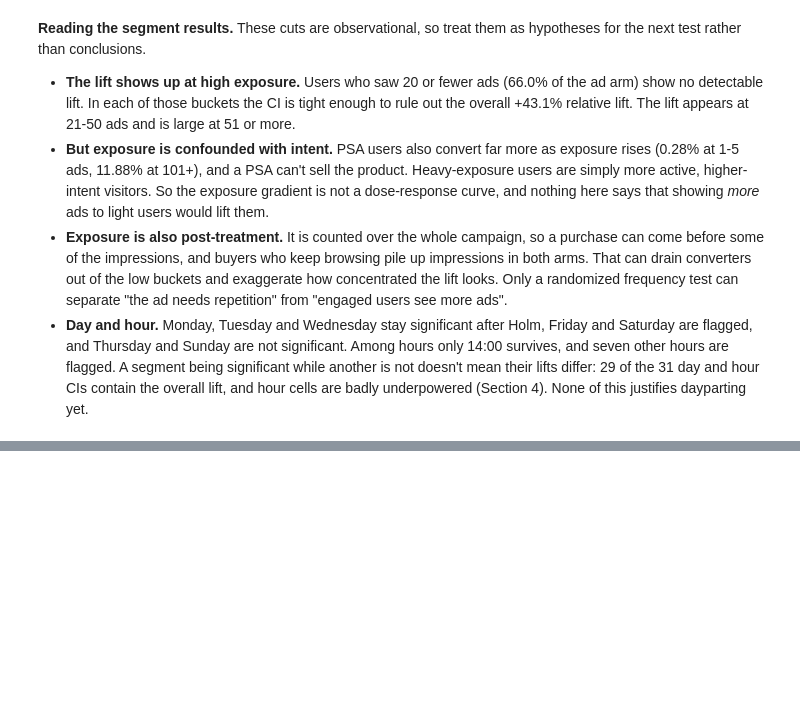
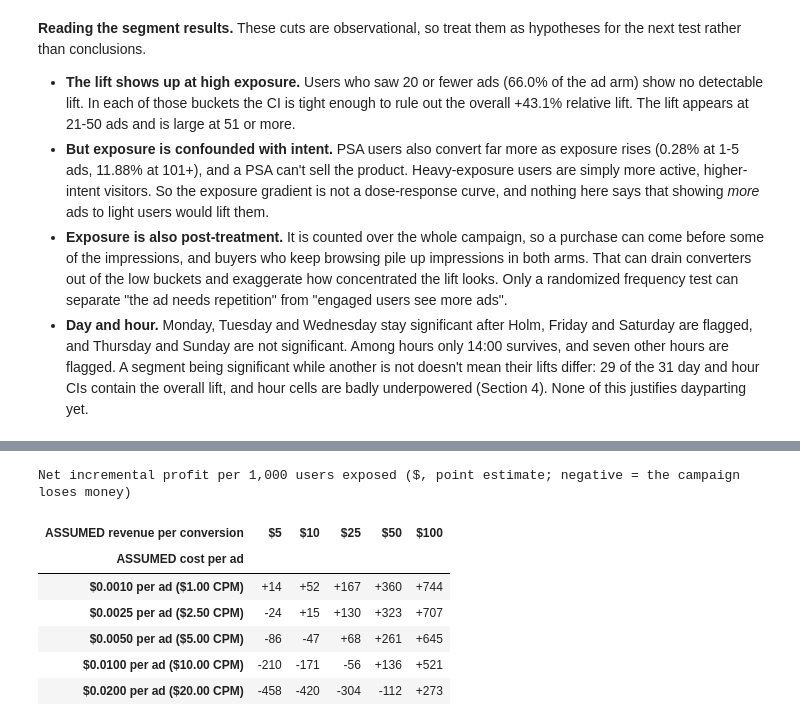
Before and after one commit to NidheeshK7/ab-test-ad-effectiveness, a Jupyter notebook: analysis.ipynb, the cells around one changed output, grey strips where cells are left out. Cells and saved outputs as stored; diff of their text form; code cells hidden in the pictures; blank space fills up the shorter version.

```diff
--- a/analysis.ipynb
+++ b/analysis.ipynb
@@ -694,0 +738,22 @@ Day/hour segments whose 95% CI contains the overall lift: 29 of 31
+# %%
+def spend_per_1k_users(cost_per_ad):
+    return ads_per_user * 1000 * cost_per_ad
+
+
+breakeven = pd.DataFrame({
+    "ASSUMED cost per ad": ASSUMED_COST_PER_AD,
+    "same as CPM": [c * 1000 for c in ASSUMED_COST_PER_AD],
+    "ad spend per 1,000 users": [spend_per_1k_users(c) for c in ASSUMED_COST_PER_AD],
+    "break-even revenue per conversion": [spend_per_1k_users(c) / incr_per_1k for c in ASSUMED_COST_PER_AD],
+    "conservative (lift at CI low)": [spend_per_1k_users(c) / incr_per_1k_ci[0] for c in ASSUMED_COST_PER_AD],
+    "optimistic (lift at CI high)": [spend_per_1k_users(c) / incr_per_1k_ci[1] for c in ASSUMED_COST_PER_AD],
+})
+be_per_cpm = ads_per_user / 1000 / abs_lift  # break-even revenue per conversion for each $1 of CPM
+be_per_cpm_conservative = ads_per_user / 1000 / abs_ci[0]
+print(f"Rule of thumb: break-even revenue per conversion = ${be_per_cpm:.2f} per $1 of CPM "
+      f"(conservative ${be_per_cpm_conservative:.2f}, optimistic ${ads_per_user / 1000 / abs_ci[1]:.2f})")
+table(breakeven.style
+      .format({"ASSUMED cost per ad": "${:.4f}", "same as CPM": "${:.2f}"})
+      .format("${:,.2f}", subset=breakeven.columns[2:])
+      .hide(axis="index")
+      .set_caption("Break-even revenue per conversion under ASSUMED ad costs"), "breakeven")
@@ -694,0 +769,17 @@ Day/hour segments whose 95% CI contains the overall lift: 29 of 31
+# %%
+net_profit = pd.DataFrame(
+    [[incr_per_1k * rev - spend_per_1k_users(cost) for rev in ASSUMED_REVENUE_PER_CONVERSION] for cost in ASSUMED_COST_PER_AD],
+    index=pd.Index([f"${c:.4f} per ad (${c * 1000:.2f} CPM)" for c in ASSUMED_COST_PER_AD], name="ASSUMED cost per ad"),
+    columns=pd.Index([f"${r}" for r in ASSUMED_REVENUE_PER_CONVERSION], name="ASSUMED revenue per conversion"),
+)
+table(net_profit.style.format("{:+,.0f}").set_caption(
+    "Net incremental profit per 1,000 users exposed ($, point estimate; negative = the campaign loses money)"), "net_profit")
+# %% [output]
+Net incremental profit per 1,000 users exposed ($, point estimate; negative = the campaign loses money)
+| ASSUMED revenue per conversion | $5 | $10 | $25 | $50 | $100 |
+| ASSUMED cost per ad |  |  |  |  |  |
+| $0.0010 per ad ($1.00 CPM) | +14 | +52 | +167 | +360 | +744 |
+| $0.0025 per ad ($2.50 CPM) | -24 | +15 | +130 | +323 | +707 |
+| $0.0050 per ad ($5.00 CPM) | -86 | -47 | +68 | +261 | +645 |
+| $0.0100 per ad ($10.00 CPM) | -210 | -171 | -56 | +136 | +521 |
+| $0.0200 per ad ($20.00 CPM) | -458 | -420 | -304 | -112 | +273 |
```
Also changed, not shown: parts of 12 cells of this notebook, 1 other file.
